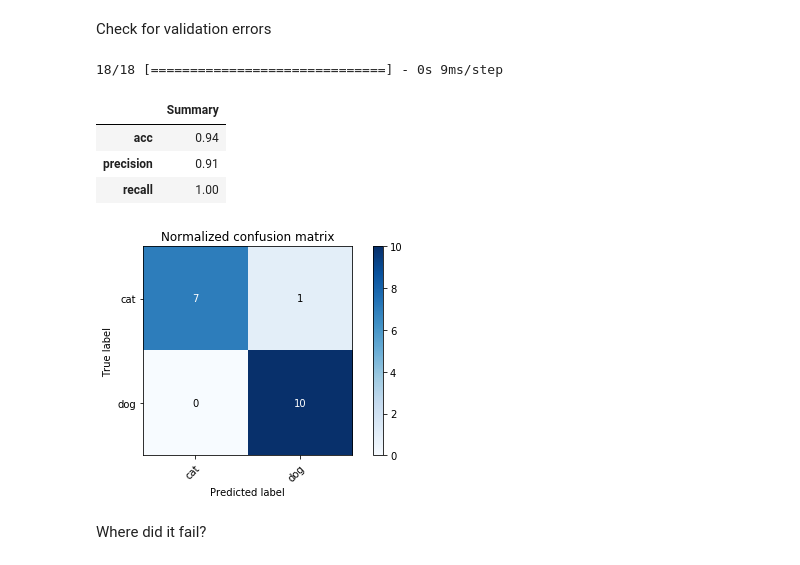
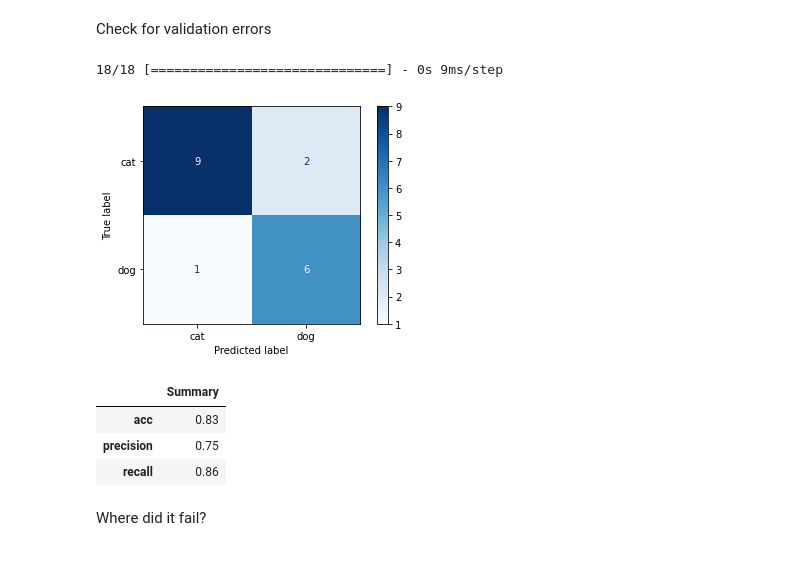
Before and after one commit to alexfc14/fancy-neural-networks, a Jupyter notebook: simple_gradcam_cat_vs_dog.ipynb, the cells around one changed output. Drawn from its saved outputs; the diff is of its cells as text; code cells hidden in the pictures.

```diff
--- a/simple_gradcam_cat_vs_dog.ipynb
+++ b/simple_gradcam_cat_vs_dog.ipynb
@@ -229,7 +193,7 @@ _________________________________________________________________
 ## Train
 # %%
 model.fit_generator(train_generator,
-                    epochs=75,
+                    epochs=12,
                     verbose=1,
                     steps_per_epoch= train_step_size,
                     validation_data=valid_generator,
@@ -250,8 +224,7 @@ def plot_learning_curve(model):
     """Display loss and metrics at each epoch of a keras model"""
     hist=pd.DataFrame(model.history.history)
     hist=hist.reset_index().rename({'index':'epochs'},axis='columns').set_index('epochs')
-    hist[['loss','val_'+'loss']].plot();plt.show()
-    for loss in model.metrics:
+    for loss in model.metrics_names:
         hist[[loss,'val_'+loss]].plot();plt.show()
 
 plot_learning_curve(model)
@@ -324,24 +236,44 @@ def plot_confusion_matrix(y_true, y_pred, classes,
+# %%
+from sklearn.metrics import precision_recall_fscore_support
+from sklearn.utils.multiclass import unique_labels
+import numpy as np
+import pandas as pd
+from sklearn.metrics import confusion_matrix, ConfusionMatrixDisplay
+
+def plot_confusion_matrix(y_true, y_pred, classes):
+    cm = confusion_matrix(y_true, y_pred)
+    classes = classes[unique_labels(y_true, y_pred).astype(int)]
+
+    disp = ConfusionMatrixDisplay(confusion_matrix=cm,display_labels=classes)
+    disp = disp.plot(include_values=True,cmap=plt.cm.Blues)
+    plt.show()
+
+    tn, fp, fn, tp = cm.ravel()
+    summary = pd.Series({'acc':(tn+tp)/(tn+tp+fn+fp), 'precision':(tp)/(tp+fp),'recall':(tp)/(tp+fn)})
+    display(summary.to_frame('Summary').round(2))
+
+    return ax
 # %% [markdown]
 Check for validation errors
 # %%
 valid_data = [(x,y) for batch_x,batch_y in first(valid_generator,3) for x,y in zip(batch_x,batch_y)]
 X_valid = np.array([x for x,y in valid_data])
 Y_valid = np.array([y for x,y in valid_data])
 Y_pred_valid = model.predict(X_valid, verbose=1)
 # Y_pred_valid = np.around(Y_pred_valid)
 Y_pred_valid = np.argmax(Y_pred_valid, axis=1)
 Y_valid = np.argmax(Y_valid, axis=1)
 
 classes = np.array(list(valid_generator.class_indices.keys()))
 
-ax = plot_confusion_matrix(Y_valid, Y_pred_valid, classes=classes, normalize=False,title='Normalized confusion matrix')
+ax = plot_confusion_matrix(Y_valid, Y_pred_valid, classes=classes)
 # %% [output]
 18/18 [==============================] - 0s 9ms/step
+[figure, new version]
 |  | Summary |
-| acc | 0.94 |
-| precision | 0.91 |
-| recall | 1.00 |
+| acc | 0.83 |
+| precision | 0.75 |
+| recall | 0.86 |
-[figure, old version]
 # %% [markdown]
 Where did it fail?
 # %%
```
Also changed, not shown: parts of 13 cells of this notebook.
